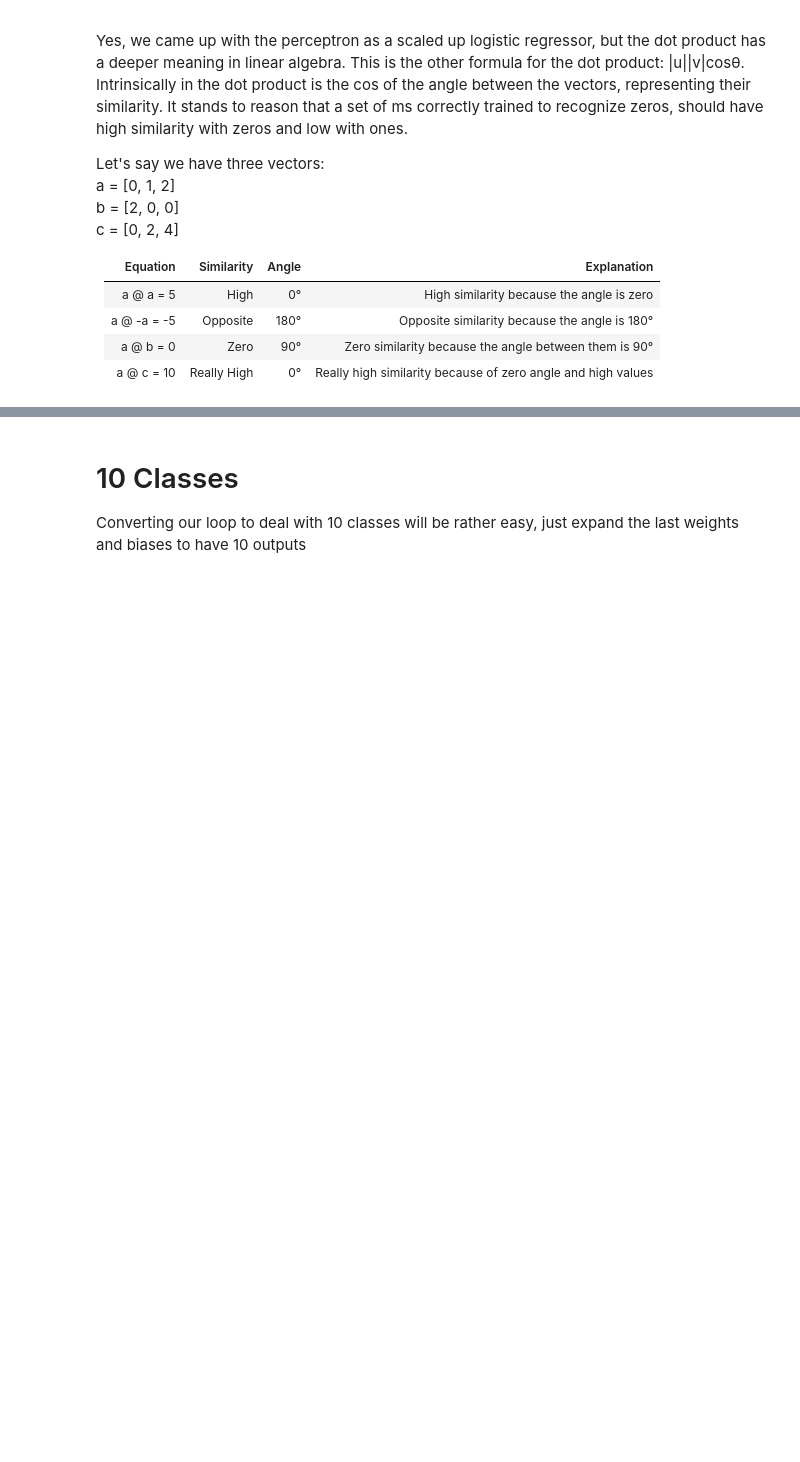
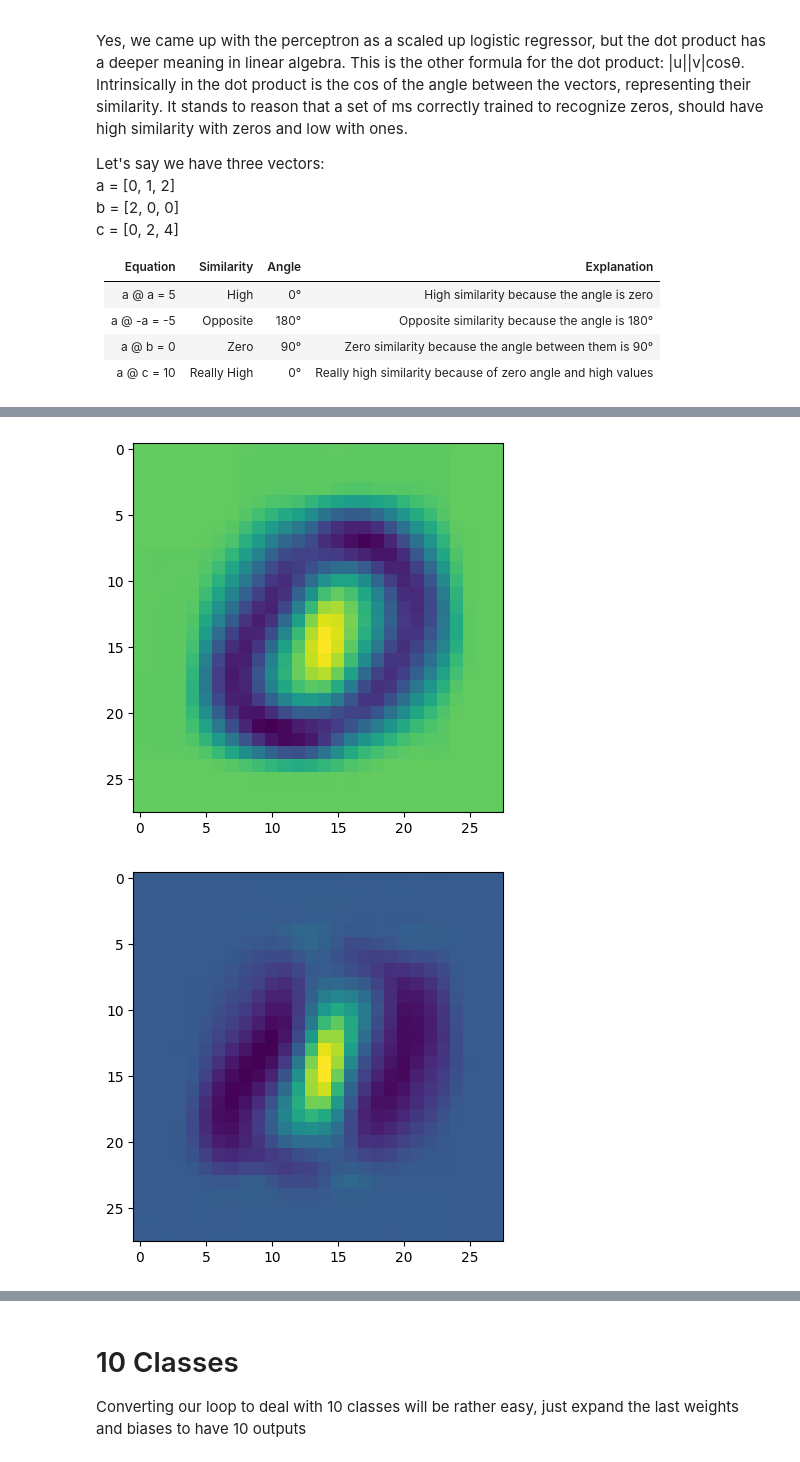
Before and after one commit to LucaM185/GPTs-from-scratch, a Jupyter notebook: 2 - Perceptron for Images.ipynb, the cells around one changed output, grey strips where cells are left out. Cells and saved outputs as stored; diff of their text form; code cells hidden in the pictures; blank space fills up the shorter version.

```diff
--- a/2 - Perceptron for Images.ipynb
+++ b/2 - Perceptron for Images.ipynb
@@ -316,0 +318,7 @@ Epoch 450/500 - Loss: 0.056882355362176895 - Accuracy: 99%
+# %%
+for i in range(5):
+    plt.imshow(((w1 - o1)[:, i] * w2[i]).view(28, 28).detach().numpy())
+    plt.show()
+# %% [output]
+[figure, added]
+[figure, added]
```
Also changed, not shown: parts of 10 cells of this notebook.
